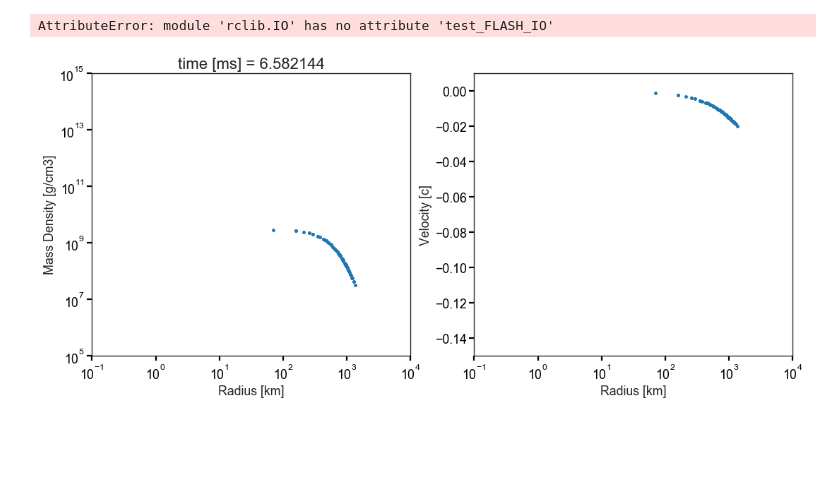
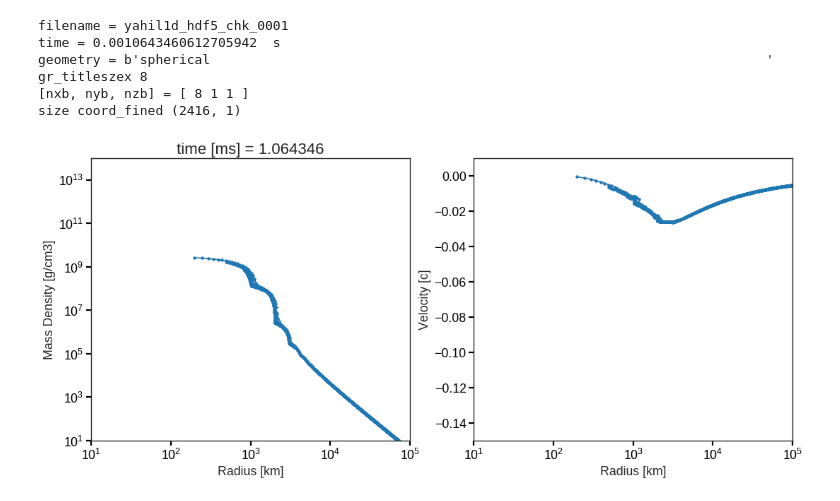
Before and after one commit to ranchu1/Jupyter_FLASH, a Jupyter notebook: UnitTest/View_FLASH_Yahil_1D.ipynb, the cells around one changed output. Drawn from its saved outputs; the diff is of its cells as text; code cells hidden in the pictures; blank space fills up the shorter version.

```diff
--- a/UnitTest/View_FLASH_Yahil_1D.ipynb
+++ b/UnitTest/View_FLASH_Yahil_1D.ipynb
@@ -9,7 +9,12 @@ plt.style.use('seaborn-white')
 import numpy as np
 # %%
 # data in
-[time, block_size, coordinates, bounding, veltot, dens, dena, pres, prsa ] \
-= rcIO.test_FLASH_IO( '', 'yahil1d_hdf5_chk_', 1 )
+[ time, coord_fined, dens_1dx, velx_1dx ] \
+= rcIO.test_FLASH_IO_convert2_1D( '', 'yahil1d_hdf5_chk_', 1, 'nodescribe' )
 # %% [output]
-AttributeError: module 'rclib.IO' has no attribute 'test_FLASH_IO'
+filename = yahil1d_hdf5_chk_0001
+time = 0.0010643460612705942  s
+geometry = b'spherical                                                                       '
+gr_titleszex 8
+[nxb, nyb, nzb] = [ 8 1 1 ]
+size coord_fined (2416, 1)
@@ -24,24 +21,24 @@ velt_c_1d = - velt_c_1d *1e-10 / 3
 # %%
 # make plot: dens vs r; pre vs r
 fig=plt.figure(figsize=(16, 10), dpi= 80, facecolor='w', edgecolor='k')
 ax1 = plt.subplot(121)
-plt.loglog(r_km,dens_1d,'.')
-plt.xlim((1e-1, 1e4))
-plt.ylim((1e5, 1e15))
+plt.loglog(coord_fined* 1e-5,dens_1dx,'.-')
+plt.xlim((1e1, 1e5))
+plt.ylim((1e1, 1e14))
 plt.xlabel('Radius [km]',fontsize=16)
 plt.ylabel('Mass Density [g/cm3]',fontsize=16)
 ax1.tick_params(direction='out', length=6, width=2, colors='k',
                grid_color='k', grid_alpha=0.5,labelsize = 16)
 ax1.set_title('time [ms] = %f'%(time*1e3), fontsize=20)
 ax2 = plt.subplot(122)
-plt.semilogx(r_km,velt_c_1d,'.')
-plt.xlim((1e-1, 1e4))
+plt.semilogx(coord_fined* 1e-5,velx_1dx/(3e10),'.-')
+plt.xlim((1e1, 1e5))
 plt.ylim((-0.15, 0.01))
 plt.xlabel('Radius [km]',fontsize=16)
 plt.ylabel('Velocity [c]',fontsize=16)
 ax2.tick_params(direction='out', length=6, width=2, colors='k',
                grid_color='k', grid_alpha=0.5,labelsize = 16)
 plt.subplots_adjust(bottom=0.25, top=0.75)
 plt.show()
 # %% [output]
-[figure, old version]
+[figure, new version]
```
Also changed, not shown: parts of 1 cell of this notebook, 3 other files.
